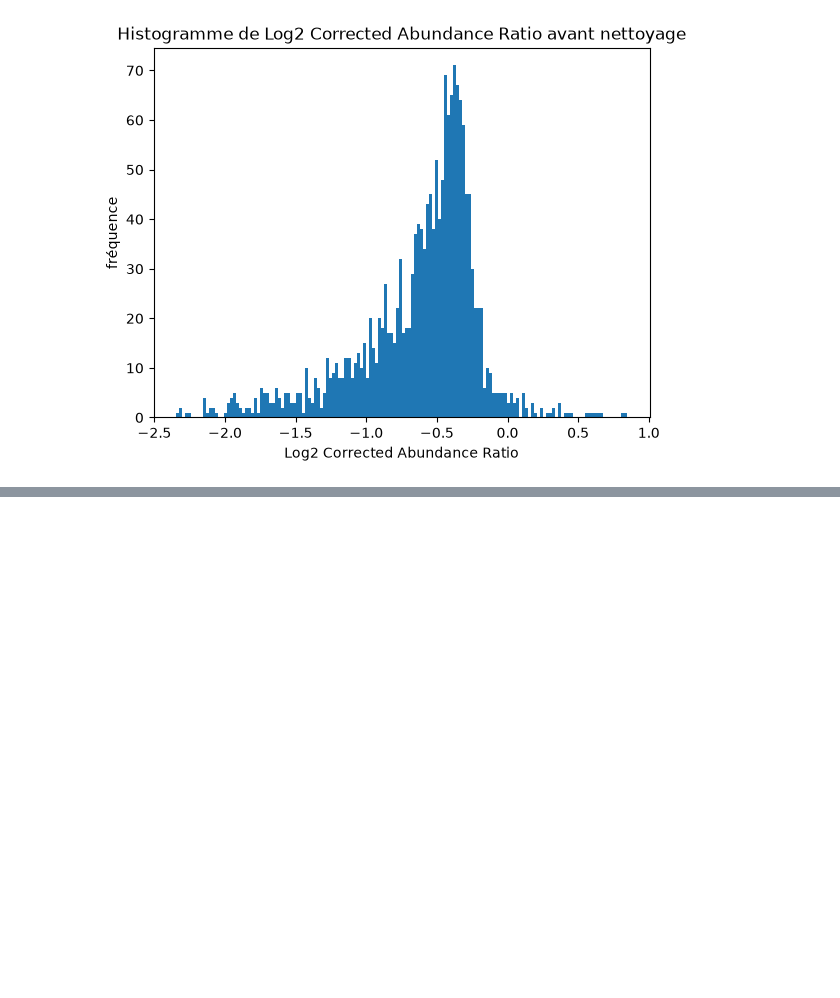
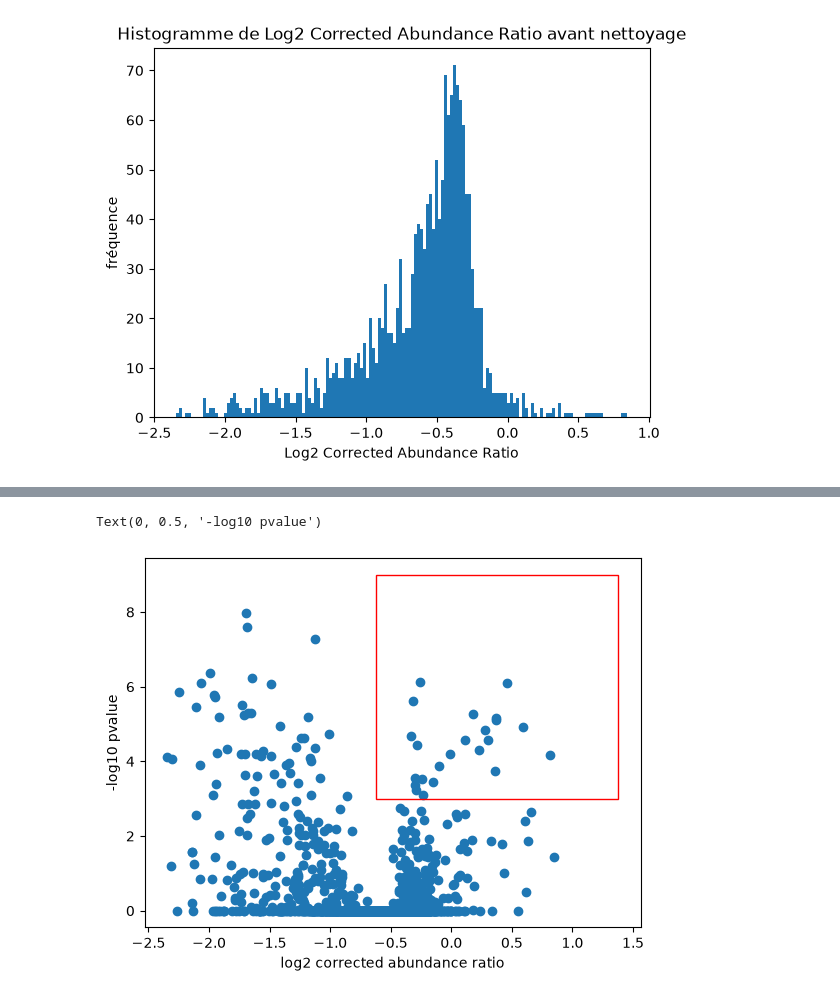
Before and after one commit to agathetassantof/tp-proteomics, a Jupyter notebook: TP.ipynb, the cells around one changed output, grey strips where cells are left out. Saved outputs shown, nothing was run; the diff lists cells and outputs as text; code cells hidden in the pictures; blank space fills up the shorter version.

```diff
--- a/TP.ipynb
+++ b/TP.ipynb
@@ -81,0 +86,12 @@ plt.savefig("hist_loi_norm")
+# %%
+seuil_log10 = -math.log10(0.001)
+ig, ax = plt.subplots()
+ax.scatter(df_filt["Log2 Corrected Abundance Ratio"], df_filt["-LOG10 Adj.P-val"])
+ax.add_patch(patches.Rectangle((mu,seuil_log10), 2, 6, fill = False, edgecolor = "red"))
+ax.plot()
+plt.xlabel("log2 corrected abundance ratio")
+plt.ylabel("-log10 pvalue")
+plt.title("")
+# %% [output]
+Text(0, 0.5, '-log10 pvalue')
+[figure, added]
```
Also changed, not shown: parts of 2 cells of this notebook, 3 other files.
